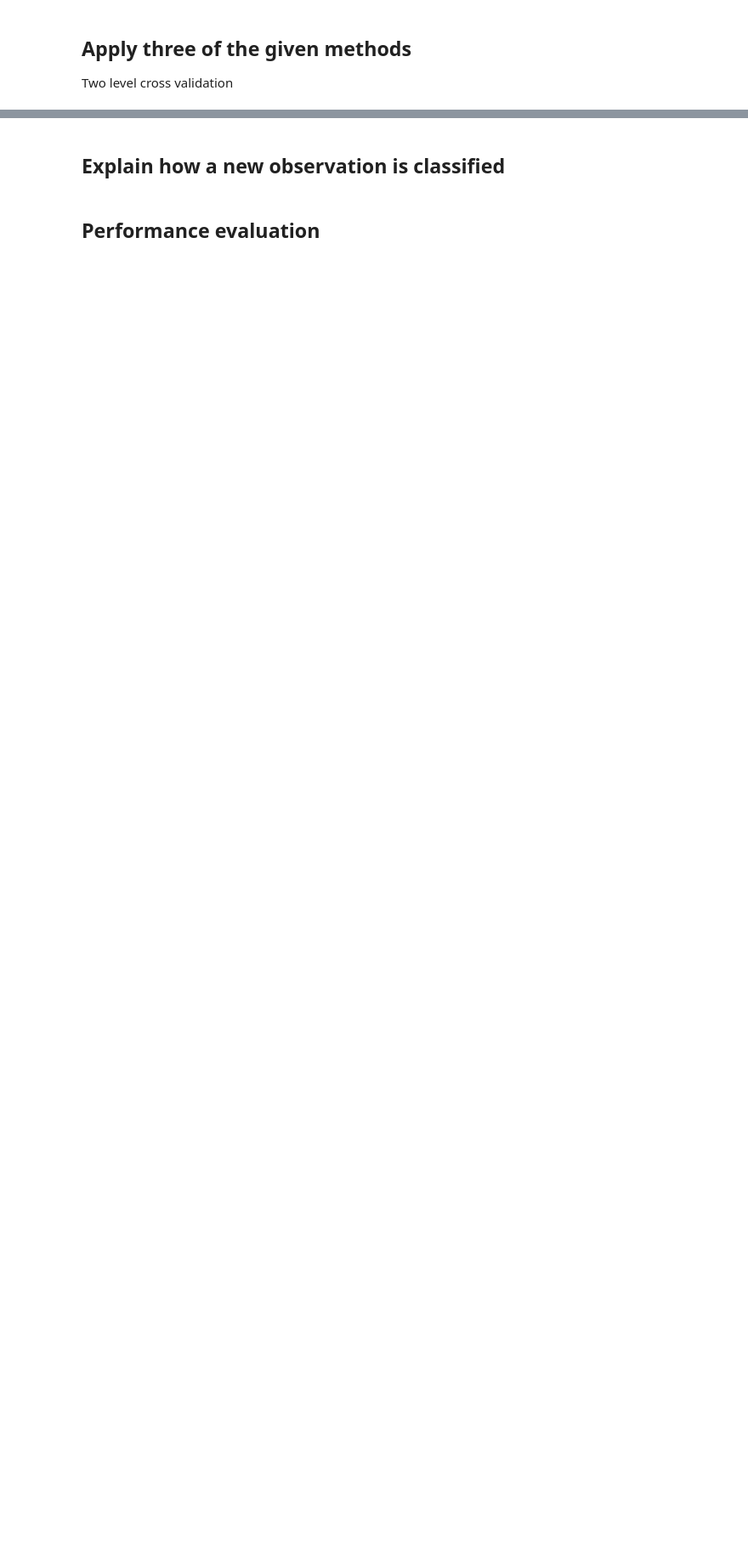
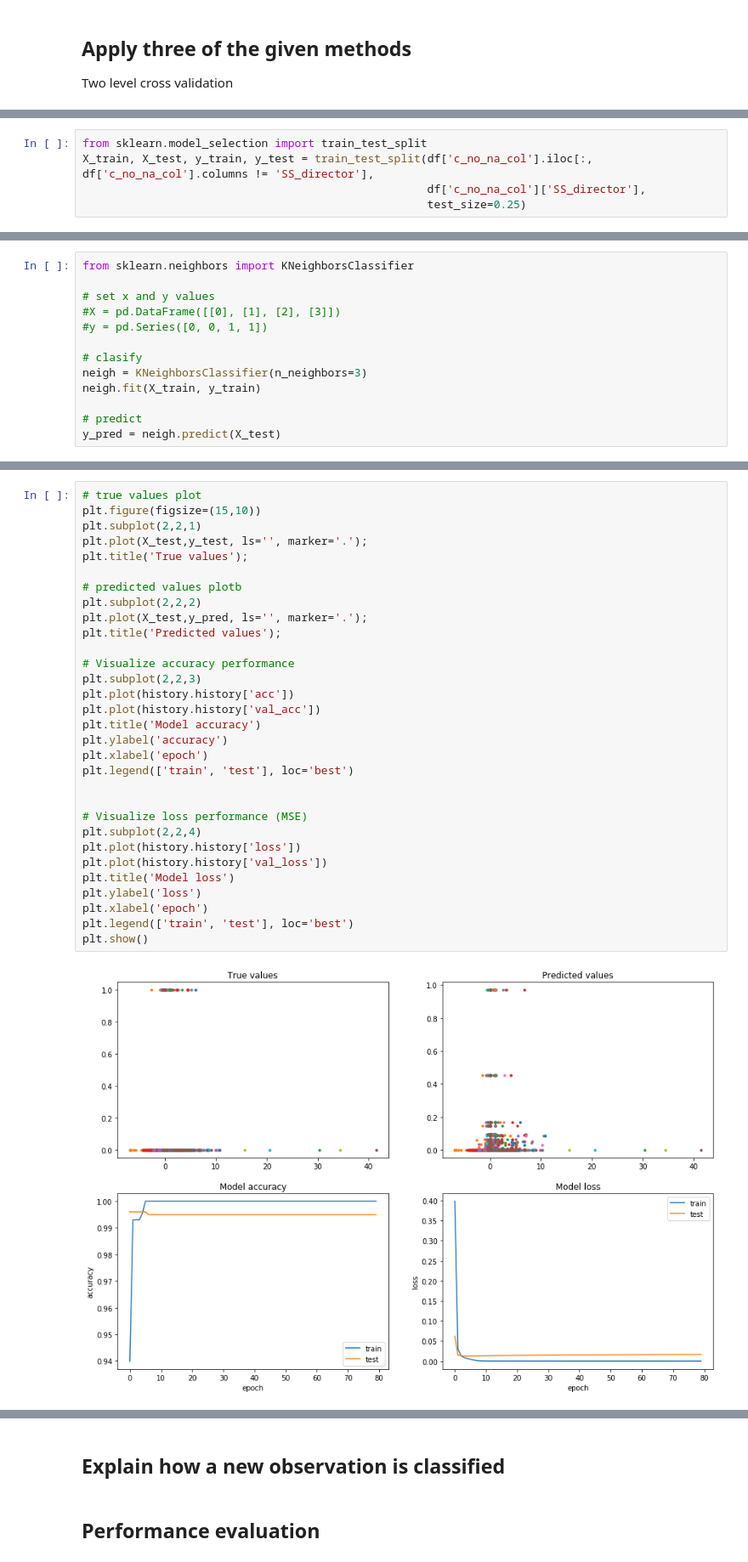
Before and after one commit to faering/02450-project2, a Jupyter notebook: project2.ipynb, the cells around one changed output, grey strips where cells are left out. Shown: that part at 85% size. Saved outputs shown, nothing was run; the diff lists cells and outputs as text; blank space fills up the shorter version.

```diff
--- a/project2.ipynb
+++ b/project2.ipynb
@@ -211,0 +223,5 @@ Two level cross validation
+# %%
+from sklearn.model_selection import train_test_split
+X_train, X_test, y_train, y_test = train_test_split(df['c_no_na_col'].iloc[:, df['c_no_na_col'].columns != 'SS_director'],
+                                                    df['c_no_na_col']['SS_director'],
+                                                    test_size=0.25)
@@ -211,0 +266,13 @@ Two level cross validation
+# %%
+from sklearn.neighbors import KNeighborsClassifier
+
+# set x and y values
+#X = pd.DataFrame([[0], [1], [2], [3]])
+#y = pd.Series([0, 0, 1, 1])
+
+# clasify
+neigh = KNeighborsClassifier(n_neighbors=3)
+neigh.fit(X_train, y_train)
+
+# predict
+y_pred = neigh.predict(X_test)
@@ -211,0 +328,33 @@ Two level cross validation
+# %%
+# true values plot
+plt.figure(figsize=(15,10))
+plt.subplot(2,2,1)
+plt.plot(X_test,y_test, ls='', marker='.');
+plt.title('True values');
+
+# predicted values plotb
+plt.subplot(2,2,2)
+plt.plot(X_test,y_pred, ls='', marker='.');
+plt.title('Predicted values');
+
+# Visualize accuracy performance
+plt.subplot(2,2,3)
+plt.plot(history.history['acc'])
+plt.plot(history.history['val_acc'])
+plt.title('Model accuracy')
+plt.ylabel('accuracy')
+plt.xlabel('epoch')
+plt.legend(['train', 'test'], loc='best')
+
+
+# Visualize loss performance (MSE)
+plt.subplot(2,2,4)
+plt.plot(history.history['loss'])
+plt.plot(history.history['val_loss'])
+plt.title('Model loss')
+plt.ylabel('loss')
+plt.xlabel('epoch')
+plt.legend(['train', 'test'], loc='best')
+plt.show()
+# %% [output]
+[figure, added]
```
Also changed, not shown: parts of 18 cells of this notebook.
